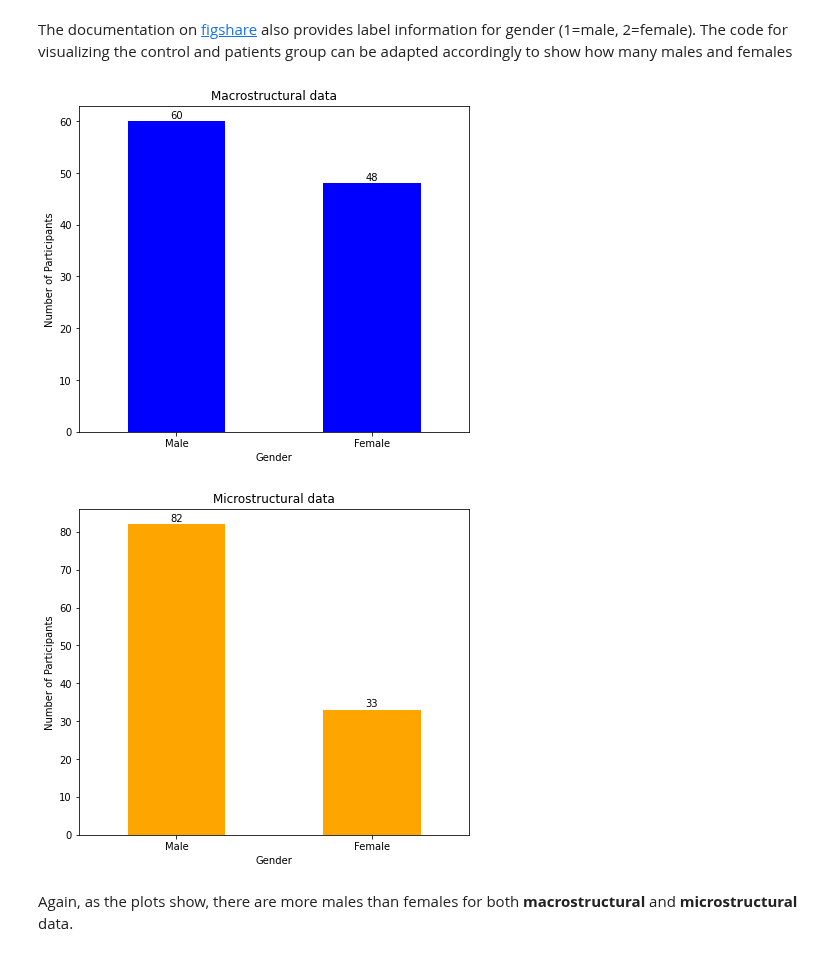
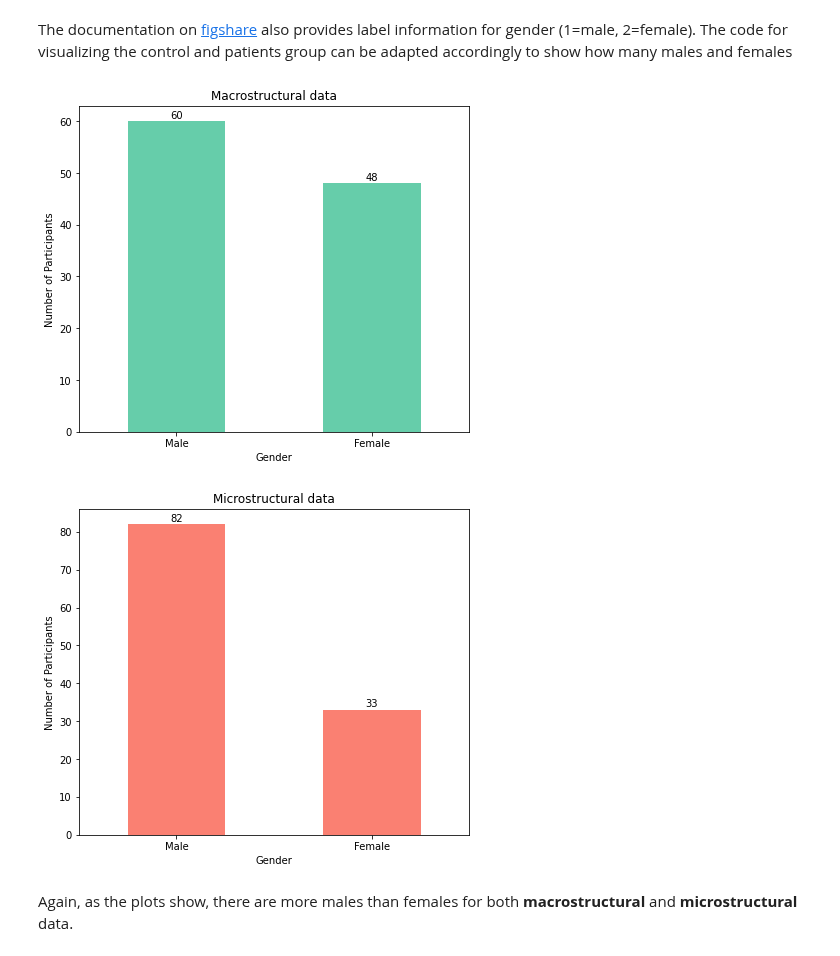
Before and after one commit to mello-y/MSc5_research_project, a Jupyter notebook: content/code/Data_exploration.ipynb, the cells around one changed output. Saved outputs shown, nothing was run; the diff lists cells and outputs as text; code cells hidden in the pictures.

```diff
--- a/content/code/Data_exploration.ipynb
+++ b/content/code/Data_exploration.ipynb
@@ -145,7 +133,7 @@ import matplotlib.pyplot as plt
 Group_CT = demographic_CT['Group'].value_counts()
 plt.figure(figsize=(7, 6))
 
-ax = Group_CT.plot(kind='bar', rot=0, color="blue")
+ax = Group_CT.plot(kind='bar', rot=0, color="mediumaquamarine")
 ax.set_title("Macrostructural data", y = 1)
 ax.set_xlabel('Group')
 ax.set_ylabel('Number of Participants')
@@ -162,7 +150,7 @@ for rect in ax.patches:
 Group_FA = demographic_FA['Group'].value_counts()
 plt.figure(figsize=(7, 6))
 
-ax = Group_FA.plot(kind='bar', rot=0, color="orange")
+ax = Group_FA.plot(kind='bar', rot=0, color="salmon")
 ax.set_title("Microstructural data", y = 1)
 ax.set_xlabel('Group')
 ax.set_ylabel('Number of Participants')
@@ -189,40 +177,40 @@ The documentation on [figshare](https://figshare.com/articles/dataset/Data_for_F
 Gender_CT = demographic_CT['Sex'].value_counts()
 plt.figure(figsize=(7, 6))
 
-ax = Gender_CT.plot(kind='bar', rot=0, color="blue")
+ax = Gender_CT.plot(kind='bar', rot=0, color="mediumaquamarine")
 ax.set_title("Macrostructural data", y = 1)
 ax.set_xlabel('Gender')
 ax.set_ylabel('Number of Participants')
 ax.set_xticklabels(('Male', 'Female'))
 
 
 for rect in ax.patches:
     y_value = rect.get_height()
     x_value = rect.get_x() + rect.get_width() / 2
     space = 1
     label = format(y_value)
     ax.annotate(label, (x_value, y_value), xytext=(0, space), textcoords="offset points", ha='center', va='bottom')
 
 Gender_FA = demographic_FA['Sex'].value_counts()
 plt.figure(figsize=(7, 6))
 
-ax = Group_FA.plot(kind='bar', rot=0, color="orange")
+ax = Group_FA.plot(kind='bar', rot=0, color="salmon")
 ax.set_title("Microstructural data", y = 1)
 ax.set_xlabel('Gender')
 ax.set_ylabel('Number of Participants')
 ax.set_xticklabels(('Male', 'Female'))
 
 
 for rect in ax.patches:
     y_value = rect.get_height()
     x_value = rect.get_x() + rect.get_width() / 2
     space = 1
     label = format(y_value)
     ax.annotate(label, (x_value, y_value), xytext=(0, space), textcoords="offset points", ha='center', va='bottom')
 plt.show()
 # %% [output]
-[figure, old version]
+[figure, new version]
-[figure, old version]
+[figure, new version]
 # %% [markdown]
 Again, as the plots show, there are more males than females for both **macrostructural** and **microstructural** data.
 # %% [markdown]
```
Also changed, not shown: parts of 86 cells of this notebook.
